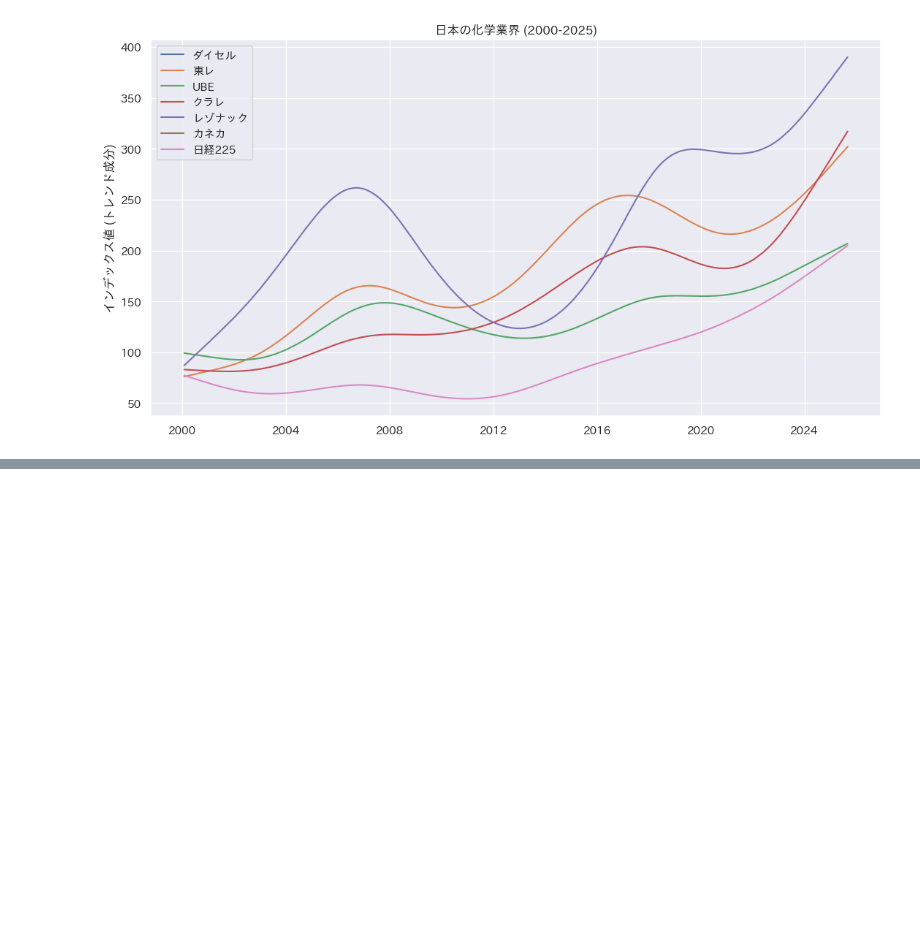
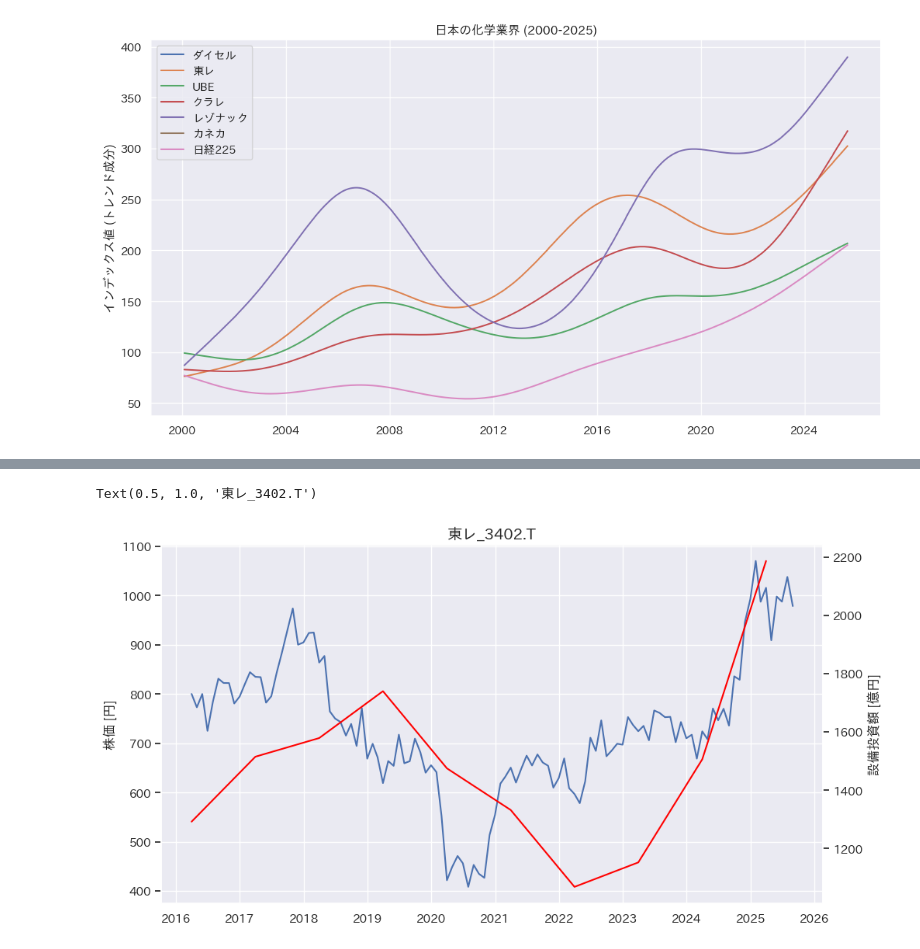
Before and after one commit to mimikousi/financial_analysis, a Jupyter notebook: chemical_business_lab/stock_analysis.ipynb, the cells around one changed output, grey strips where cells are left out. Saved outputs shown, nothing was run; the diff lists cells and outputs as text; code cells hidden in the pictures; blank space fills up the shorter version.

```diff
--- a/chemical_business_lab/stock_analysis.ipynb
+++ b/chemical_business_lab/stock_analysis.ipynb
@@ -105,3 +105,6 @@ plt.tight_layout()
 plt.show()
 # %% [output]
 [figure]
+# %%
+df = pd.read_excel('toray_CAPEX.xlsx', index_col=0, header=0)
+df
@@ -107,0 +123,12 @@ plt.show()
+# %%
+fig, ax1 = plt. subplots(figsize=(11, 6))
+ax2 = ax1.twinx()
+ax1.plot(monthly['3402.T'].loc['2016-03-31':], label='株価')
+ax2.plot(df['設備投資額（億円）'], label='設備投資額 [億円]', color='red')
+ax1.set_ylabel('株価 [円]')
+ax2.set_ylabel('設備投資額 [億円]')
+ax2.grid(False)
+ax1.set_title('東レ_3402.T', fontsize=14)
+# %% [output]
+Text(0.5, 1.0, '東レ_3402.T')
+[figure, added]
```
Also changed, not shown: parts of 2 cells of this notebook, 5 other files.
